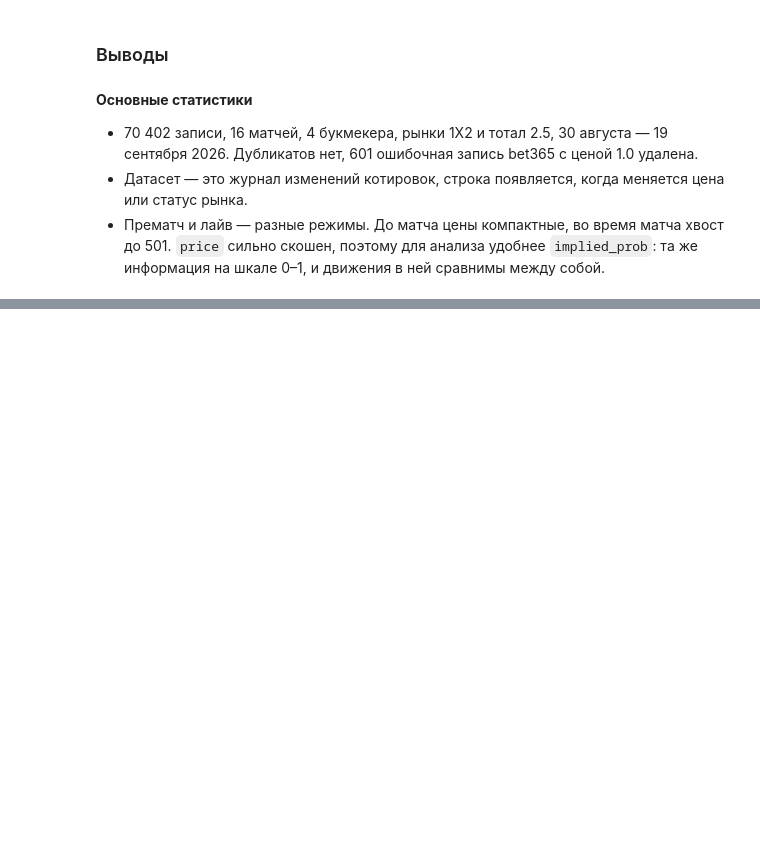
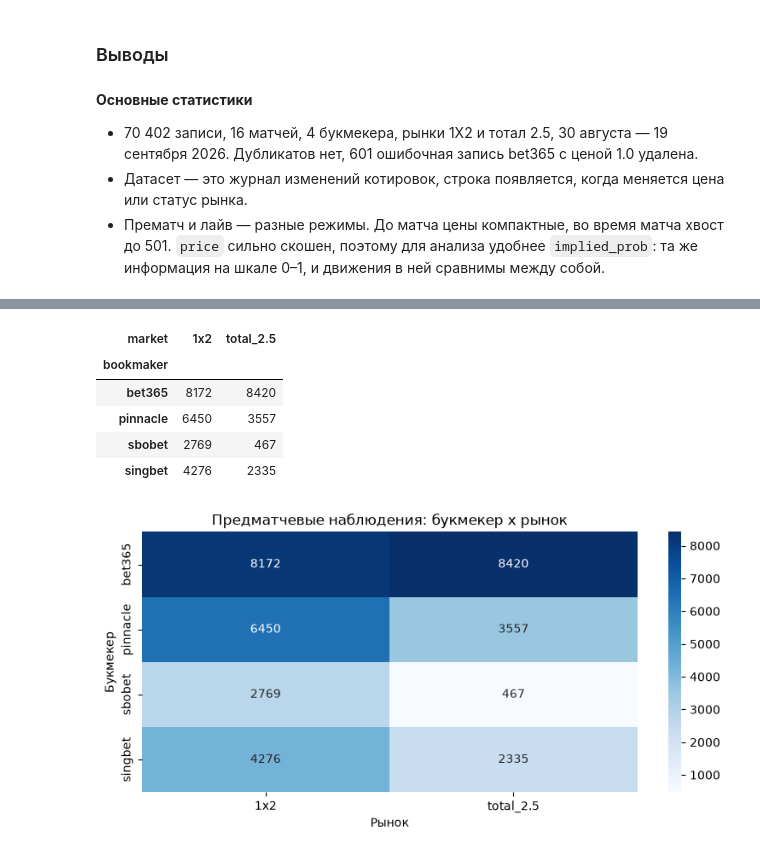
Before and after one commit to Semen519/odds-movement-monitor, a Jupyter notebook: checkpoint_2/notebooks/EDA.ipynb, the cells around one changed output, grey strips where cells are left out. Saved outputs shown, nothing was run; the diff lists cells and outputs as text; code cells hidden in the pictures; blank space fills up the shorter version.

```diff
--- a/checkpoint_2/notebooks/EDA.ipynb
+++ b/checkpoint_2/notebooks/EDA.ipynb
@@ -451,0 +561,13 @@ plt.show()
+# %%
+pre = df[df["stage"] == "prematch"].copy()
+
+bookmaker_summary = pre.groupby("bookmaker").agg(
+    observations=("price", "size"),
+    matches=("fixture_id", "nunique"),
+    price_change_pct=("price_changed", "mean"),
+    active_pct=("bool_isActive", "mean")
+)
+
+bookmaker_summary[["price_change_pct", "active_pct"]] *= 100
+
+display(bookmaker_summary.round(2))
@@ -451,0 +589,28 @@ plt.show()
+# %%
+market_table = pd.crosstab(
+    pre["bookmaker"],
+    pre["market"]
+)
+
+display(market_table)
+
+plt.figure(figsize=(8, 4))
+sns.heatmap(
+    market_table,
+    annot=True,
+    fmt="d",
+    cmap="Blues"
+)
+plt.title("Предматчевые наблюдения: букмекер x рынок")
+plt.xlabel("Рынок")
+plt.ylabel("Букмекер")
+plt.tight_layout()
+plt.show()
+# %% [output]
+| market | 1x2 | total_2.5 |
+| bookmaker |  |  |
+| bet365 | 8172 | 8420 |
+| pinnacle | 6450 | 3557 |
+| sbobet | 2769 | 467 |
+| singbet | 4276 | 2335 |
+[figure, added]
```
Also changed, not shown: parts of 22 cells of this notebook.
